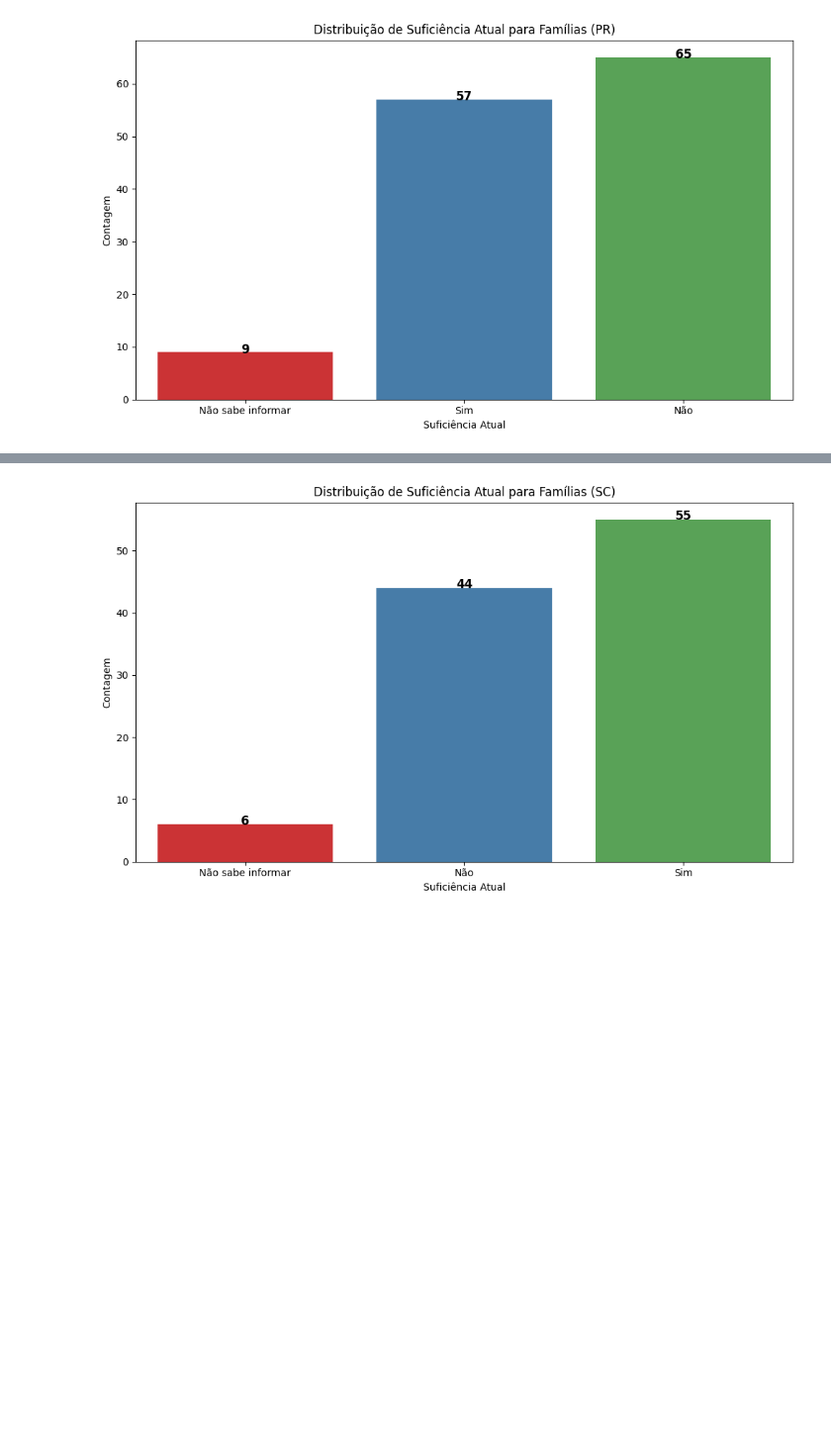
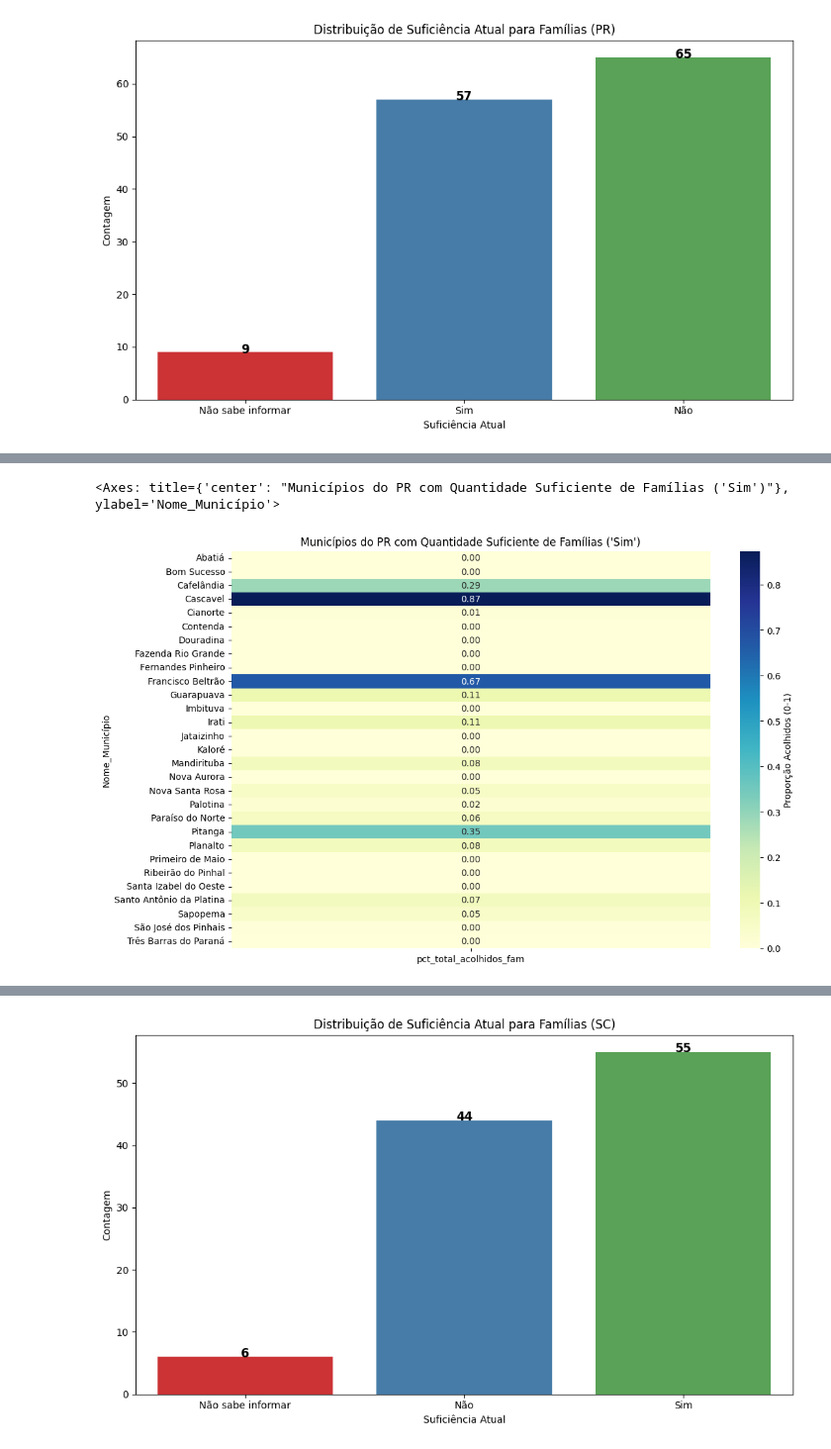
Before and after one commit to lab-dados-seges/familia-acolhedora, a Jupyter notebook: _sources/7_boas_praticas.ipynb, the cells around one changed output, grey strips where cells are left out. Shown at 99% size. Drawn from its saved outputs; the diff is of its cells as text; code cells hidden in the pictures; blank space fills up the shorter version.

```diff
--- a/_sources/7_boas_praticas.ipynb
+++ b/_sources/7_boas_praticas.ipynb
@@ -649,0 +646,20 @@ plt.show()
+# %%
+# Selecionar as colunas relevantes para o merge
+df_pr_reduzido = df_pr[['IBGE', 'num_atual_fam_suficiente']]
+df_uni_reduzido_pr = df_uni_fam_munic_pr[['IBGE', 'Nome_Município', 'pct_total_acolhidos_fam']]
+# %%
+# Fazer cópias explícitas dos DataFrames
+df_pr_reduzido = df_pr_reduzido.copy()
+df_uni_reduzido_pr = df_uni_reduzido_pr.copy()
+
+# Converter as colunas 'IBGE' para string
+df_pr_reduzido['IBGE'] = df_pr_reduzido['IBGE'].astype(str)
+df_uni_reduzido_pr['IBGE'] = df_uni_reduzido_pr['IBGE'].astype(str)
+# %%
+# Realizar o merge com base no código IBGE
+df_merge_pr = pd.merge(
+    df_pr_reduzido,
+    df_uni_reduzido_pr,
+    on='IBGE',
+    how='inner'
+)
@@ -649,0 +675,24 @@ plt.show()
+# %%
+# Filtrar o DataFrame para as respostas "Sim" e "Não"
+df_sim_pr = df_merge_pr[df_merge_pr['num_atual_fam_suficiente'] == 'Sim']
+df_nao_pr = df_merge_pr[df_merge_pr['num_atual_fam_suficiente'] == 'Não']
+# %%
+# Configurar o tamanho do gráfico
+plt.figure(figsize=(12, 8))
+
+# Heatmap para "Sim"
+plt.title("Municípios do PR com Quantidade Suficiente de Famílias ('Sim')")
+sns.heatmap(
+    df_sim_pr.pivot_table(
+        index='Nome_Município',
+        values='pct_total_acolhidos_fam',
+        aggfunc='mean'
+    ),
+    annot=True,
+    cmap="YlGnBu",
+    fmt=".2f",
+    cbar_kws={'label': 'Proporção Acolhidos (0-1)'}
+)
+# %% [output]
+<Axes: title={'center': "Municípios do PR com Quantidade Suficiente de Famílias ('Sim')"}, ylabel='Nome_Município'>
+[figure, added]
```
Also changed, not shown: parts of 15 cells of this notebook, 42 other files.
